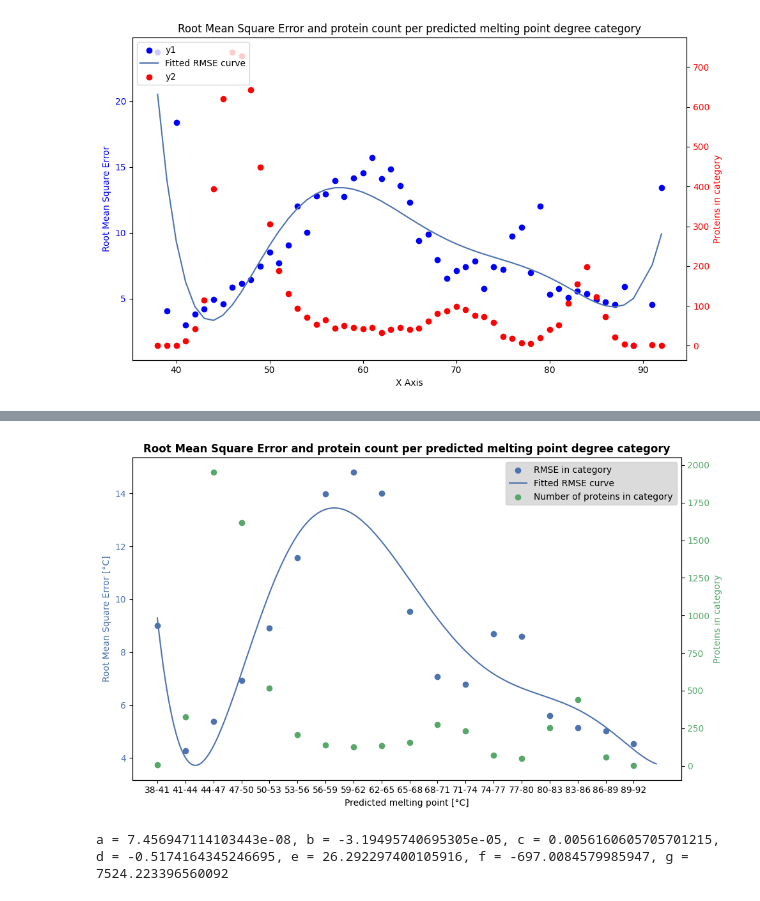
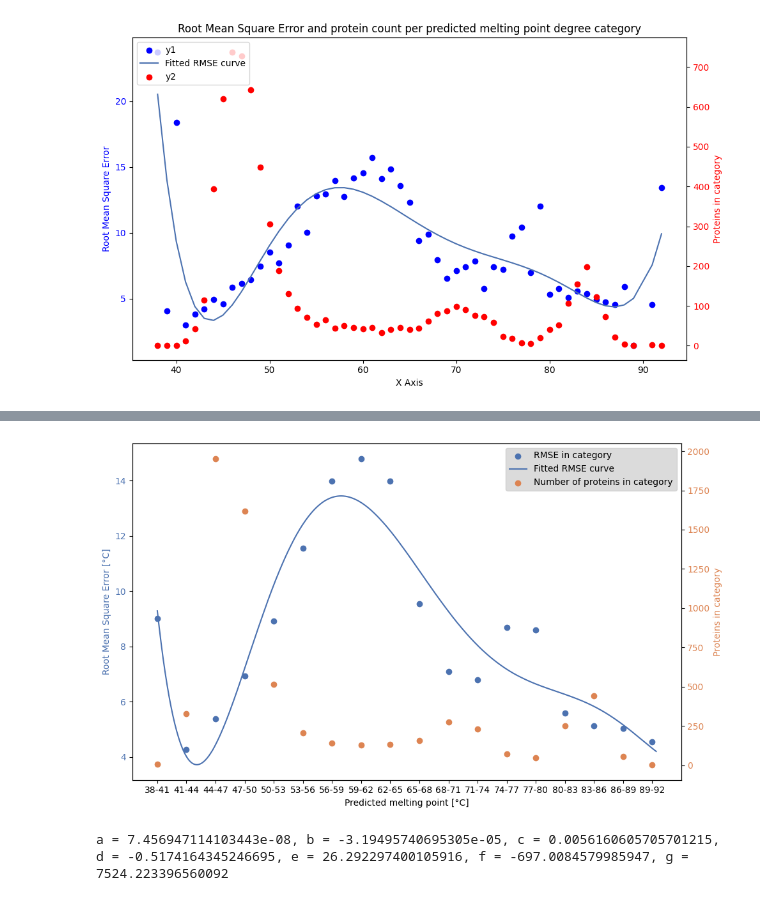
Before and after one commit to datascience-mobi-2024/topic04_02, a Jupyter notebook: archive/regressionerror.ipynb, the cells around one changed output, grey strips where cells are left out. Cells and saved outputs as stored; diff of their text form; code cells hidden in the pictures.

```diff
--- a/regressionerror.ipynb
+++ b/archive/regressionerror.ipynb
@@ -146,35 +146,34 @@ rounded2
 # %%
 from scipy.optimize import curve_fit
 def model_func(x, a,b,c,d,e,f,g):
     return a*x**6 + b*x**5 + c*x**4 + d*x**3 + e*x**2 + f*x + g
 x_values = np.array([39.5,42.5,45.5,48.5,51.5,54.5,57.5,60.5,63.5,66.5,69.5,72.5,75.5,78.5,81.5,84.5,87.5,90.5])
-x_values2 = np.arange(39.5,93,0.1)
+x_values2 = np.arange(39.5,91,0.1)
 popt, pcov = curve_fit(model_func, x_values, grouped_rmse2['RMSE'])
 #print(f"Optimal parameters: {popt}")
 fig, ax1 = plt.subplots(figsize=(10, 6))
 x = np.linspace(39, 93, 1)
 # Scatter plot for y1
 ax1.scatter(data =grouped_rmse2, x = x_values, y = 'RMSE', color=palette[0], label='RMSE in category')
 ax1.set_xlabel('Predicted melting point [°C]')
 ax1.set_ylabel('Root Mean Square Error [°C]', color=palette[0])
 ax1.tick_params(axis='y', labelcolor=palette[0])
 # Create a second y-axis sharing the same x-axis
 ax2 = ax1.twinx()
-ax2.scatter(data =grouped_rmse2, x = x_values, y = 'Count', color=palette[2], label='Number of proteins in category')
-ax2.set_ylabel('Proteins in category', color=palette[2])
-ax2.tick_params(axis='y', labelcolor=palette[2])
+ax2.scatter(data =grouped_rmse2, x = x_values, y = 'Count', color=palette[1], label='Number of proteins in category')
+ax2.set_ylabel('Proteins in category', color=palette[1])
+ax2.tick_params(axis='y', labelcolor=palette[1])
 x_fit = x_values2
 y_fit = model_func(x_fit, *popt)
 ax1.plot(x_fit, y_fit, color=palette[0], label='Fitted RMSE curve')
 # Add titles and legends
-plt.title('Root Mean Square Error and protein count per predicted melting point degree category',fontweight='bold')
 fig.tight_layout()
 fig.legend(loc="upper right",bbox_to_anchor=(1,1), bbox_transform=ax1.transAxes,facecolor = 'lightgrey')
 plt.xticks(ticks=x_values, labels=grouped_rmse2.index)
 plt.savefig('./data/figs/regressionerror.svg', format='svg', dpi=1000)
 plt.show()
 # %% [output]
-[figure, old version]
+[figure, new version]
 # %%
 print(f'a = {popt[0]}, b = {popt[1]}, c = {popt[2]}, d = {popt[3]}, e = {popt[4]}, f = {popt[5]}, g = {popt[6]}')
 # %% [output]
```
Also changed, not shown: parts of 1 cell of this notebook, 9 other files.
